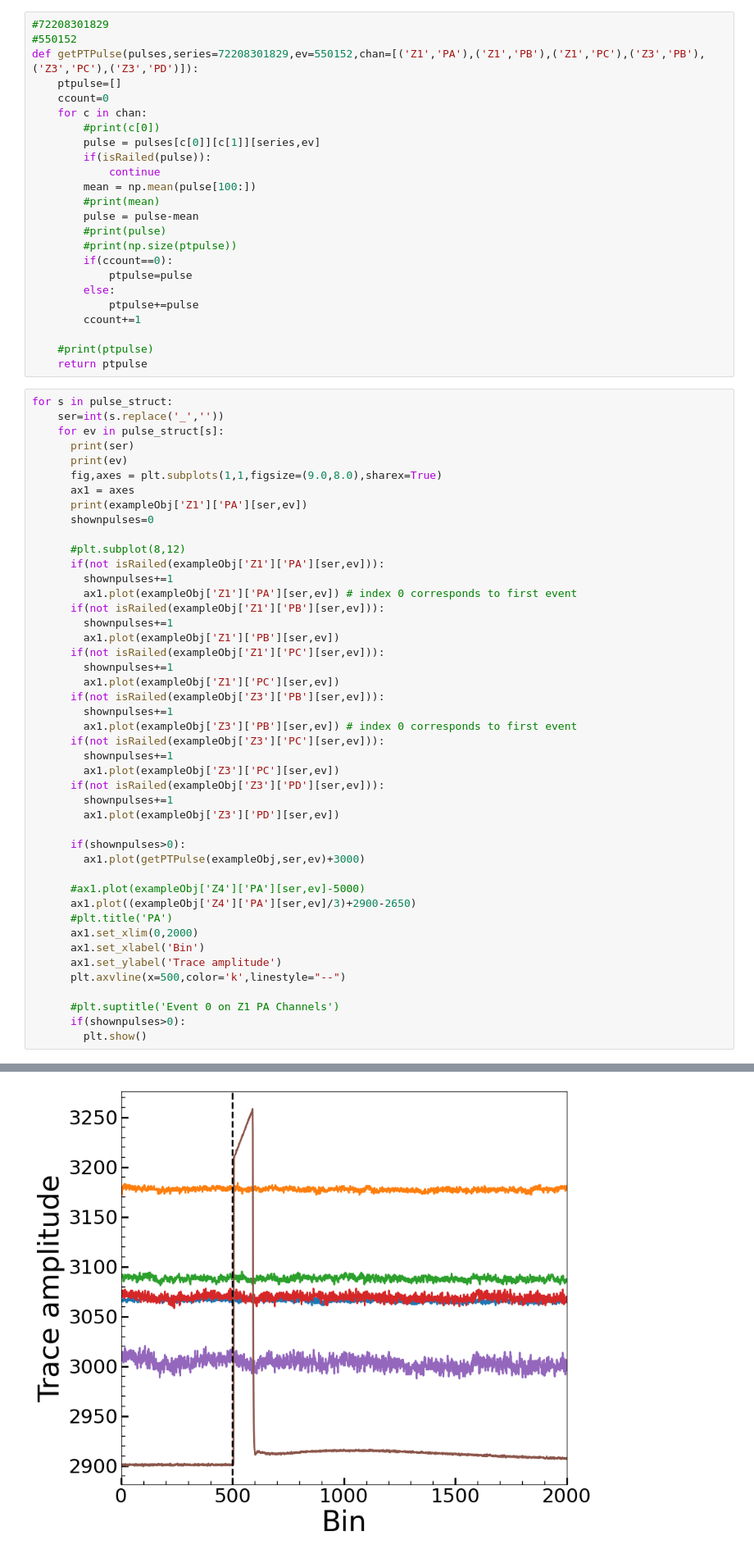
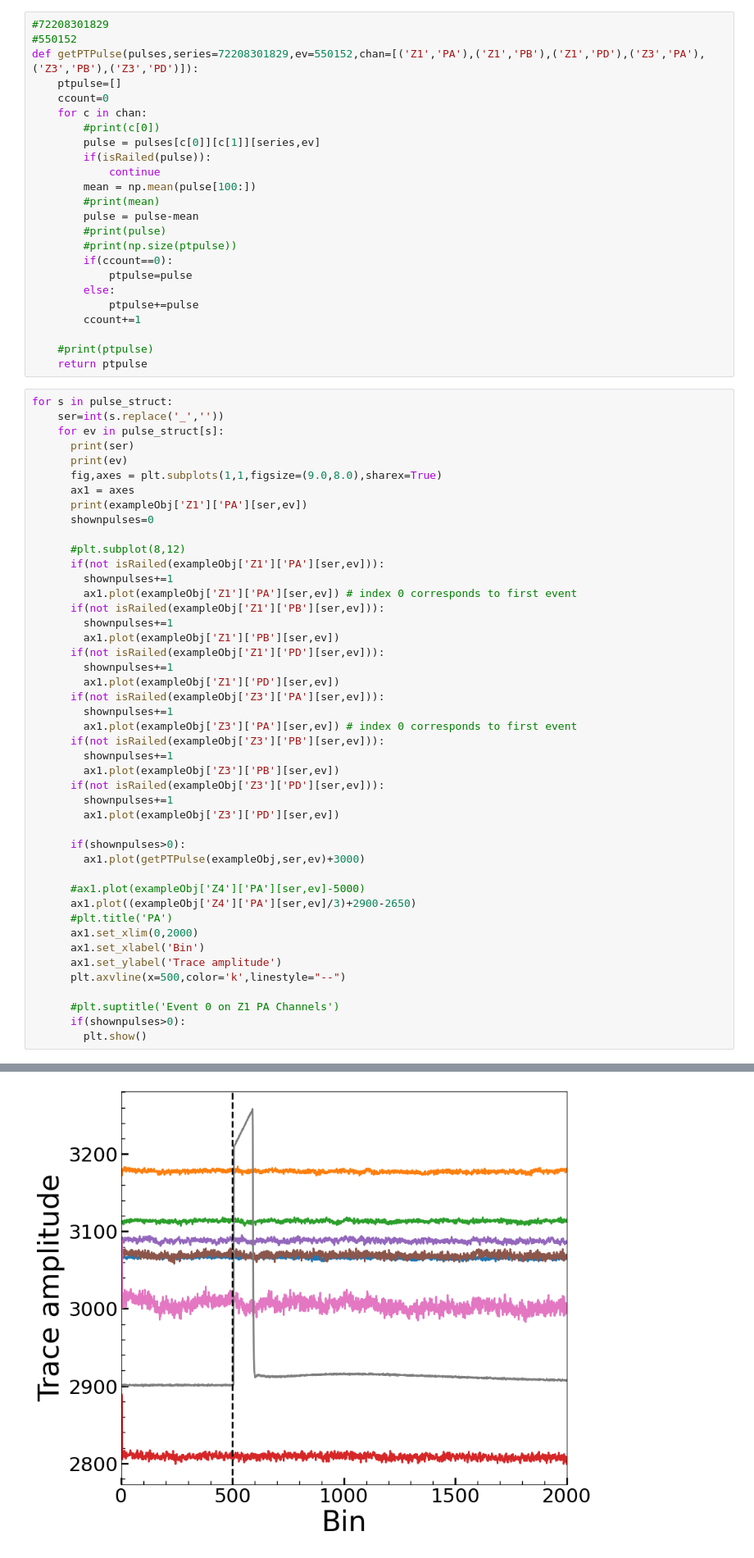
Before and after one commit to villano-lab/R76Analysis, a Jupyter notebook: example_scripts/pyrawtest.ipynb, the cells around one changed output, grey strips where cells are left out. Shown at 82% size. Cells and saved outputs as stored; diff of their text form.

Commit message:
[ANV] searching for correct events in pyrawio

```diff
--- a/example_scripts/pyrawtest.ipynb
+++ b/example_scripts/pyrawtest.ipynb
@@ -63,7 +64,7 @@ pulse_struct = sps.parseEventList('../coin_analysis/data/numbertest.txt')
 # %%
 #72208301829
 #550152
-def getPTPulse(pulses,series=72208301829,ev=550152,chan=[('Z1','PA'),('Z1','PB'),('Z1','PC'),('Z3','PB'),('Z3','PC'),('Z3','PD')]):
+def getPTPulse(pulses,series=72208301829,ev=550152,chan=[('Z1','PA'),('Z1','PB'),('Z1','PD'),('Z3','PA'),('Z3','PB'),('Z3','PD')]):
     ptpulse=[]
     ccount=0
     for c in chan:
@@ -102,15 +103,15 @@ for s in pulse_struct:
       if(not isRailed(exampleObj['Z1']['PB'][ser,ev])):
         shownpulses+=1
         ax1.plot(exampleObj['Z1']['PB'][ser,ev])
-      if(not isRailed(exampleObj['Z1']['PC'][ser,ev])):
+      if(not isRailed(exampleObj['Z1']['PD'][ser,ev])):
         shownpulses+=1
-        ax1.plot(exampleObj['Z1']['PC'][ser,ev])
+        ax1.plot(exampleObj['Z1']['PD'][ser,ev])
+      if(not isRailed(exampleObj['Z3']['PA'][ser,ev])):
+        shownpulses+=1
+        ax1.plot(exampleObj['Z3']['PA'][ser,ev]) # index 0 corresponds to first event
       if(not isRailed(exampleObj['Z3']['PB'][ser,ev])):
         shownpulses+=1
-        ax1.plot(exampleObj['Z3']['PB'][ser,ev]) # index 0 corresponds to first event
-      if(not isRailed(exampleObj['Z3']['PC'][ser,ev])):
-        shownpulses+=1
-        ax1.plot(exampleObj['Z3']['PC'][ser,ev])
+        ax1.plot(exampleObj['Z3']['PB'][ser,ev])
       if(not isRailed(exampleObj['Z3']['PD'][ser,ev])):
         shownpulses+=1
         ax1.plot(exampleObj['Z3']['PD'][ser,ev])
@@ -137,4 +138,4 @@ for s in pulse_struct:
 72208302118
 3400636
 [3066 3066 3065 ... 3063 3064 3064]
-[figure, old version]
+[figure, new version]
```
Also changed, not shown: parts of 2 cells of this notebook.
